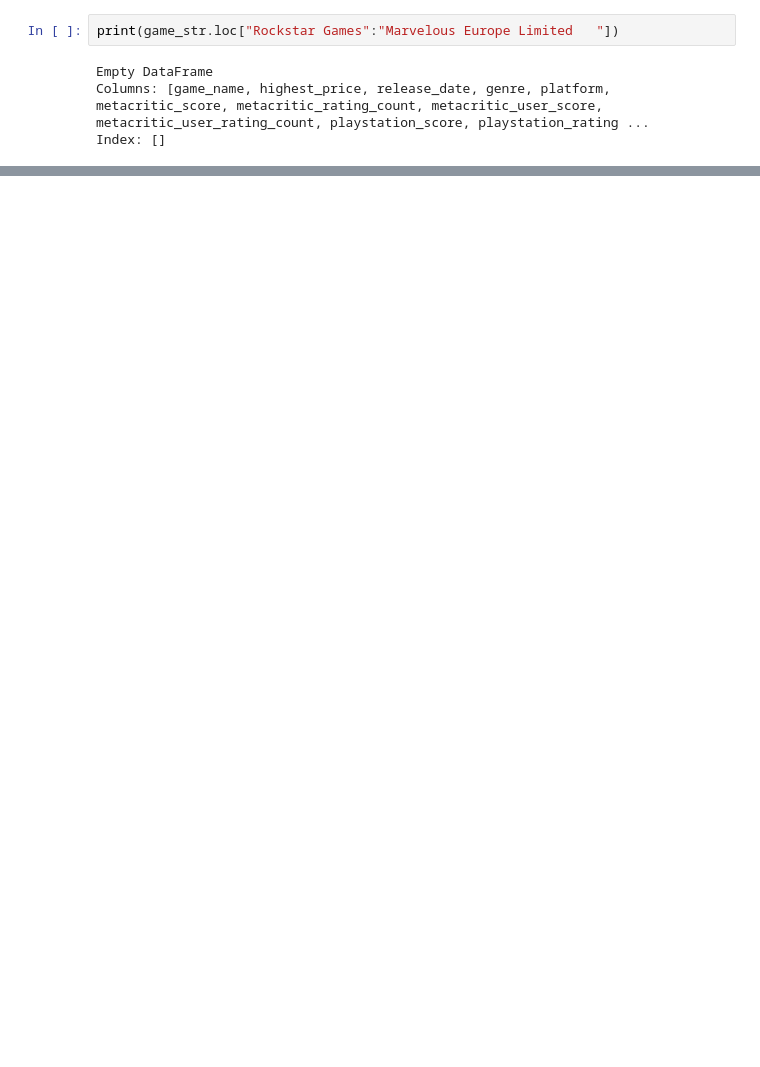
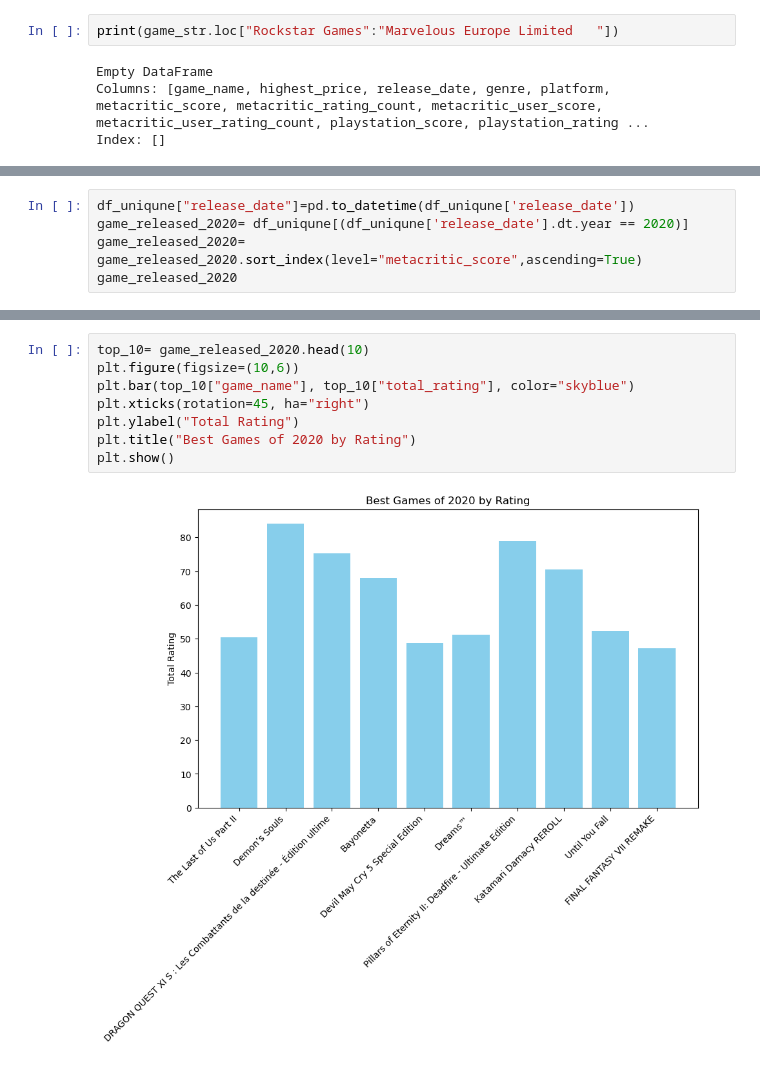
Before and after one commit to mirajgansi/game_detail, a Jupyter notebook: notebooks/analysis.ipynb, the cells around one changed output, grey strips where cells are left out. Drawn from its saved outputs; the diff is of its cells as text; blank space fills up the shorter version.

```diff
--- a/notebooks/analysis.ipynb
+++ b/notebooks/analysis.ipynb
@@ -411,0 +543,5 @@ Index: []
+# %%
+df_uniqune["release_date"]=pd.to_datetime(df_uniqune['release_date'])
+game_released_2020= df_uniqune[(df_uniqune['release_date'].dt.year == 2020)]
+game_released_2020= game_released_2020.sort_index(level="metacritic_score",ascending=True)
+game_released_2020
@@ -411,0 +576,10 @@ Index: []
+# %%
+top_10= game_released_2020.head(10)
+plt.figure(figsize=(10,6))
+plt.bar(top_10["game_name"], top_10["total_rating"], color="skyblue")
+plt.xticks(rotation=45, ha="right")
+plt.ylabel("Total Rating")
+plt.title("Best Games of 2020 by Rating")
+plt.show()
+# %% [output]
+[figure, added]
```
Also changed, not shown: parts of 23 cells of this notebook.
